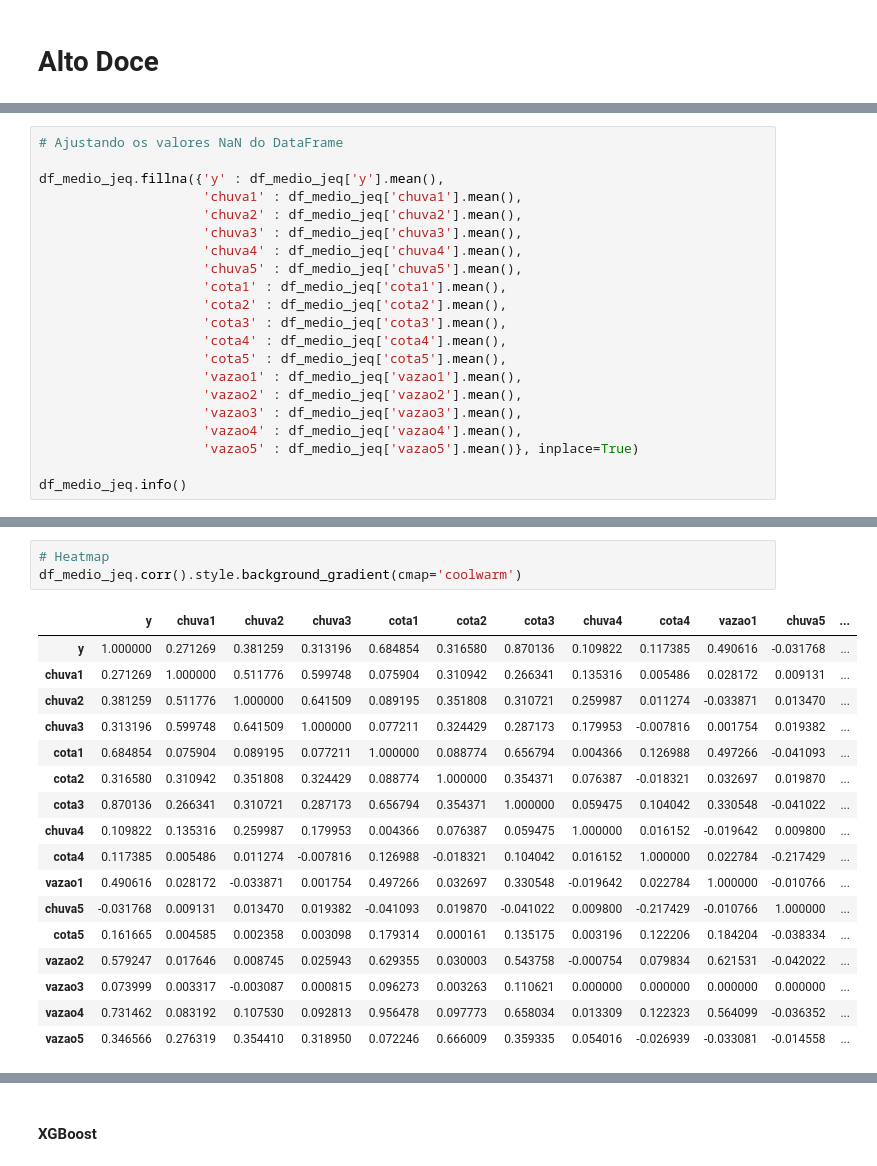
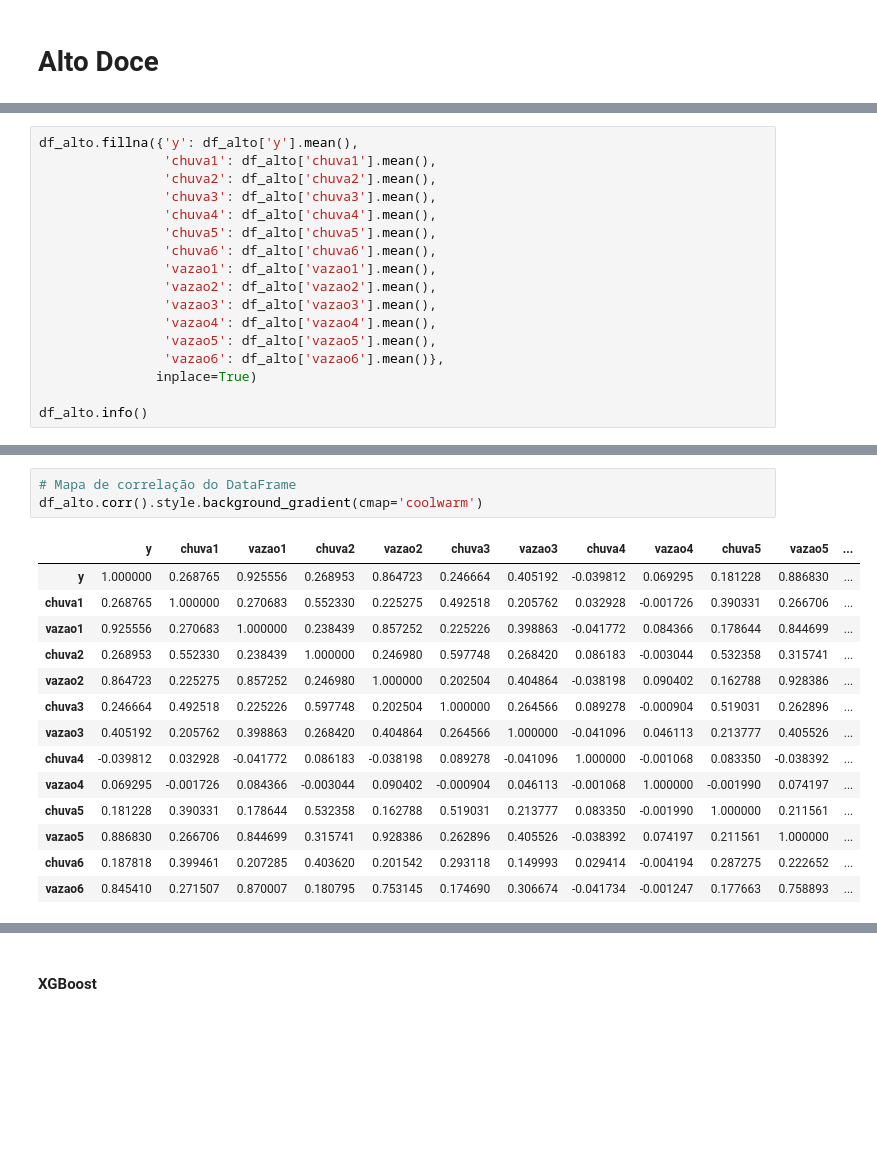
Before and after one commit to wasf84/pgmc-mestrado, a Jupyter notebook: dissertacao/bacia_rio_doce/doce.ipynb, the cells around one changed output, grey strips where cells are left out. Cells and saved outputs as stored; diff of their text form; blank space fills up the shorter version.

```diff
--- a/dissertacao/bacia_rio_doce/doce.ipynb
+++ b/dissertacao/bacia_rio_doce/doce.ipynb
@@ -530,26 +195,22 @@ chuva6    1699
 vazao6     398
 dtype: int64
 # %%
-# Ajustando os valores NaN do DataFrame
+df_alto.fillna({'y': df_alto['y'].mean(),
+                'chuva1': df_alto['chuva1'].mean(),
+                'chuva2': df_alto['chuva2'].mean(),
+                'chuva3': df_alto['chuva3'].mean(),
+                'chuva4': df_alto['chuva4'].mean(),
+                'chuva5': df_alto['chuva5'].mean(),
+                'chuva6': df_alto['chuva6'].mean(),
+                'vazao1': df_alto['vazao1'].mean(),
+                'vazao2': df_alto['vazao2'].mean(),
+                'vazao3': df_alto['vazao3'].mean(),
+                'vazao4': df_alto['vazao4'].mean(),
+                'vazao5': df_alto['vazao5'].mean(),
+                'vazao6': df_alto['vazao6'].mean()},
+               inplace=True)
 
-df_medio_jeq.fillna({'y' : df_medio_jeq['y'].mean(),
-                     'chuva1' : df_medio_jeq['chuva1'].mean(),
-                     'chuva2' : df_medio_jeq['chuva2'].mean(),
-                     'chuva3' : df_medio_jeq['chuva3'].mean(),
-                     'chuva4' : df_medio_jeq['chuva4'].mean(),
-                     'chuva5' : df_medio_jeq['chuva5'].mean(),
-                     'cota1' : df_medio_jeq['cota1'].mean(),
-                     'cota2' : df_medio_jeq['cota2'].mean(),
-                     'cota3' : df_medio_jeq['cota3'].mean(),
-                     'cota4' : df_medio_jeq['cota4'].mean(),
-                     'cota5' : df_medio_jeq['cota5'].mean(),
-                     'vazao1' : df_medio_jeq['vazao1'].mean(),
-                     'vazao2' : df_medio_jeq['vazao2'].mean(),
-                     'vazao3' : df_medio_jeq['vazao3'].mean(),
-                     'vazao4' : df_medio_jeq['vazao4'].mean(),
-                     'vazao5' : df_medio_jeq['vazao5'].mean()}, inplace=True)
-
-df_medio_jeq.info()
+df_alto.info()
 # %% [output]
 <class 'pandas.core.frame.DataFrame'>
 DatetimeIndex: 3683 entries, 2013-01-01 to 2023-01-31
@@ -594,25 +258,22 @@ else:
 # %% [output]
 ESTACIONÁRIA
 # %%
-# Heatmap
-df_medio_jeq.corr().style.background_gradient(cmap='coolwarm')
+# Mapa de correlação do DataFrame
+df_alto.corr().style.background_gradient(cmap='coolwarm')
 # %% [output]
-|  | y | chuva1 | chuva2 | chuva3 | cota1 | cota2 | cota3 | chuva4 | cota4 | vazao1 | chuva5 | ... |
-| y | 1.000000 | 0.271269 | 0.381259 | 0.313196 | 0.684854 | 0.316580 | 0.870136 | 0.109822 | 0.117385 | 0.490616 | -0.031768 | ... |
-| chuva1 | 0.271269 | 1.000000 | 0.511776 | 0.599748 | 0.075904 | 0.310942 | 0.266341 | 0.135316 | 0.005486 | 0.028172 | 0.009131 | ... |
-| chuva2 | 0.381259 | 0.511776 | 1.000000 | 0.641509 | 0.089195 | 0.351808 | 0.310721 | 0.259987 | 0.011274 | -0.033871 | 0.013470 | ... |
-| chuva3 | 0.313196 | 0.599748 | 0.641509 | 1.000000 | 0.077211 | 0.324429 | 0.287173 | 0.179953 | -0.007816 | 0.001754 | 0.019382 | ... |
-| cota1 | 0.684854 | 0.075904 | 0.089195 | 0.077211 | 1.000000 | 0.088774 | 0.656794 | 0.004366 | 0.126988 | 0.497266 | -0.041093 | ... |
-| cota2 | 0.316580 | 0.310942 | 0.351808 | 0.324429 | 0.088774 | 1.000000 | 0.354371 | 0.076387 | -0.018321 | 0.032697 | 0.019870 | ... |
-| cota3 | 0.870136 | 0.266341 | 0.310721 | 0.287173 | 0.656794 | 0.354371 | 1.000000 | 0.059475 | 0.104042 | 0.330548 | -0.041022 | ... |
-| chuva4 | 0.109822 | 0.135316 | 0.259987 | 0.179953 | 0.004366 | 0.076387 | 0.059475 | 1.000000 | 0.016152 | -0.019642 | 0.009800 | ... |
-| cota4 | 0.117385 | 0.005486 | 0.011274 | -0.007816 | 0.126988 | -0.018321 | 0.104042 | 0.016152 | 1.000000 | 0.022784 | -0.217429 | ... |
-| vazao1 | 0.490616 | 0.028172 | -0.033871 | 0.001754 | 0.497266 | 0.032697 | 0.330548 | -0.019642 | 0.022784 | 1.000000 | -0.010766 | ... |
-| chuva5 | -0.031768 | 0.009131 | 0.013470 | 0.019382 | -0.041093 | 0.019870 | -0.041022 | 0.009800 | -0.217429 | -0.010766 | 1.000000 | ... |
-| cota5 | 0.161665 | 0.004585 | 0.002358 | 0.003098 | 0.179314 | 0.000161 | 0.135175 | 0.003196 | 0.122206 | 0.184204 | -0.038334 | ... |
-| vazao2 | 0.579247 | 0.017646 | 0.008745 | 0.025943 | 0.629355 | 0.030003 | 0.543758 | -0.000754 | 0.079834 | 0.621531 | -0.042022 | ... |
-| vazao3 | 0.073999 | 0.003317 | -0.003087 | 0.000815 | 0.096273 | 0.003263 | 0.110621 | 0.000000 | 0.000000 | 0.000000 | 0.000000 | ... |
-| vazao4 | 0.731462 | 0.083192 | 0.107530 | 0.092813 | 0.956478 | 0.097773 | 0.658034 | 0.013309 | 0.122323 | 0.564099 | -0.036352 | ... |
-| vazao5 | 0.346566 | 0.276319 | 0.354410 | 0.318950 | 0.072246 | 0.666009 | 0.359335 | 0.054016 | -0.026939 | -0.033081 | -0.014558 | ... |
+|  | y | chuva1 | vazao1 | chuva2 | vazao2 | chuva3 | vazao3 | chuva4 | vazao4 | chuva5 | vazao5 | ... |
+| y | 1.000000 | 0.268765 | 0.925556 | 0.268953 | 0.864723 | 0.246664 | 0.405192 | -0.039812 | 0.069295 | 0.181228 | 0.886830 | ... |
+| chuva1 | 0.268765 | 1.000000 | 0.270683 | 0.552330 | 0.225275 | 0.492518 | 0.205762 | 0.032928 | -0.001726 | 0.390331 | 0.266706 | ... |
+| vazao1 | 0.925556 | 0.270683 | 1.000000 | 0.238439 | 0.857252 | 0.225226 | 0.398863 | -0.041772 | 0.084366 | 0.178644 | 0.844699 | ... |
+| chuva2 | 0.268953 | 0.552330 | 0.238439 | 1.000000 | 0.246980 | 0.597748 | 0.268420 | 0.086183 | -0.003044 | 0.532358 | 0.315741 | ... |
+| vazao2 | 0.864723 | 0.225275 | 0.857252 | 0.246980 | 1.000000 | 0.202504 | 0.404864 | -0.038198 | 0.090402 | 0.162788 | 0.928386 | ... |
+| chuva3 | 0.246664 | 0.492518 | 0.225226 | 0.597748 | 0.202504 | 1.000000 | 0.264566 | 0.089278 | -0.000904 | 0.519031 | 0.262896 | ... |
+| vazao3 | 0.405192 | 0.205762 | 0.398863 | 0.268420 | 0.404864 | 0.264566 | 1.000000 | -0.041096 | 0.046113 | 0.213777 | 0.405526 | ... |
+| chuva4 | -0.039812 | 0.032928 | -0.041772 | 0.086183 | -0.038198 | 0.089278 | -0.041096 | 1.000000 | -0.001068 | 0.083350 | -0.038392 | ... |
+| vazao4 | 0.069295 | -0.001726 | 0.084366 | -0.003044 | 0.090402 | -0.000904 | 0.046113 | -0.001068 | 1.000000 | -0.001990 | 0.074197 | ... |
+| chuva5 | 0.181228 | 0.390331 | 0.178644 | 0.532358 | 0.162788 | 0.519031 | 0.213777 | 0.083350 | -0.001990 | 1.000000 | 0.211561 | ... |
+| vazao5 | 0.886830 | 0.266706 | 0.844699 | 0.315741 | 0.928386 | 0.262896 | 0.405526 | -0.038392 | 0.074197 | 0.211561 | 1.000000 | ... |
+| chuva6 | 0.187818 | 0.399461 | 0.207285 | 0.403620 | 0.201542 | 0.293118 | 0.149993 | 0.029414 | -0.004194 | 0.287275 | 0.222652 | ... |
+| vazao6 | 0.845410 | 0.271507 | 0.870007 | 0.180795 | 0.753145 | 0.174690 | 0.306674 | -0.041734 | -0.001247 | 0.177663 | 0.758893 | ... |
 # %%
 # Usando o sweetviz para avaliar
```
Also changed, not shown: parts of 37 cells of this notebook, 4 other files.
